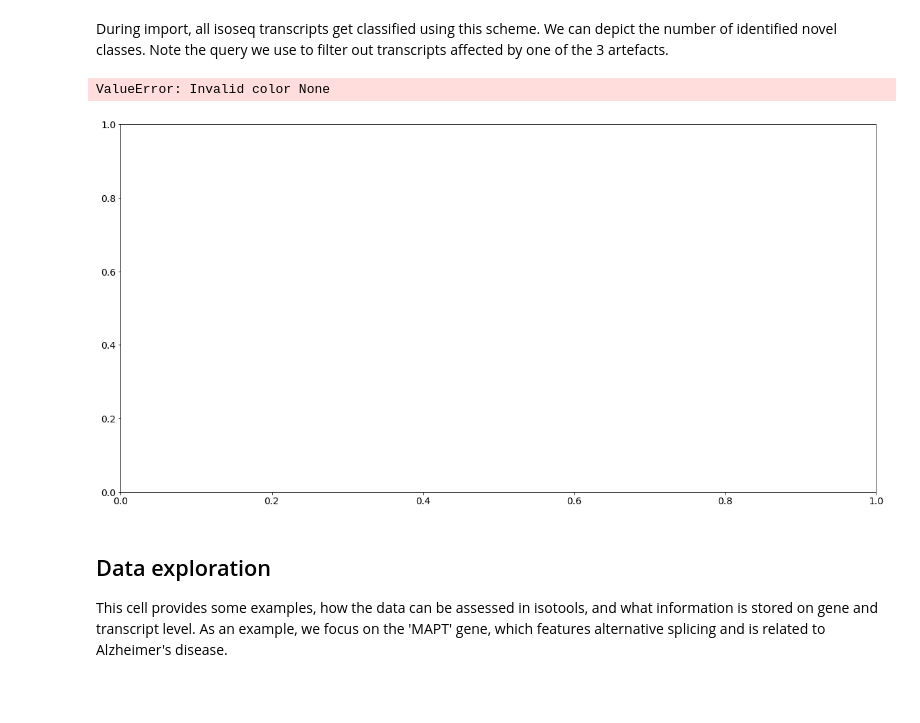
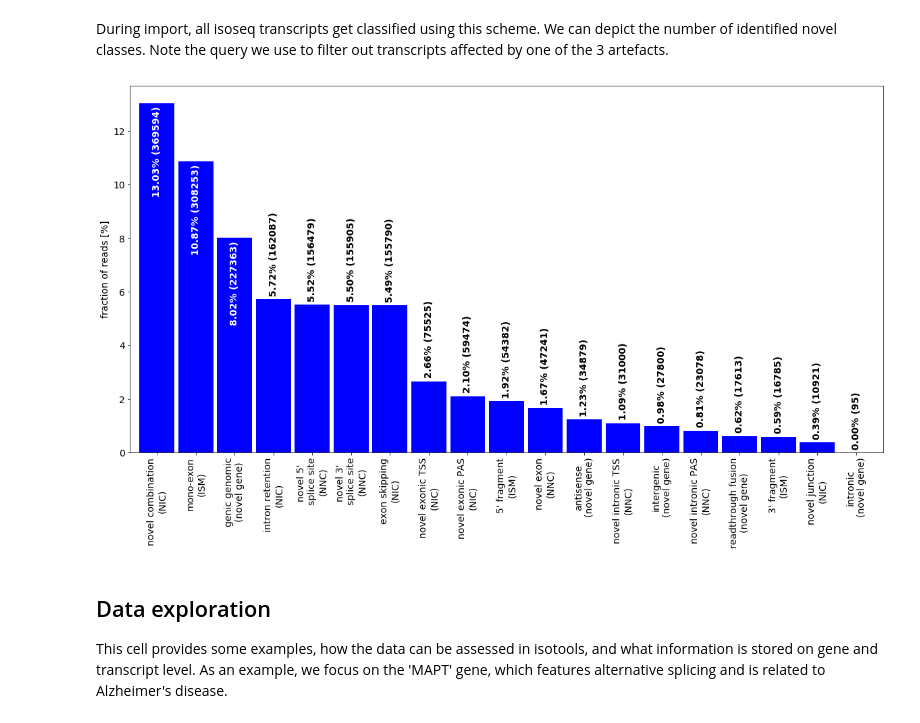
Before and after one commit to MatthiasLienhard/isotools, a Jupyter notebook: docs/notebooks/isotools_alzheimer.ipynb, the cells around one changed output. Saved outputs shown, nothing was run; the diff lists cells and outputs as text; code cells hidden in the pictures; blank space fills up the shorter version.

```diff
--- a/docs/notebooks/isotools_alzheimer.ipynb
+++ b/docs/notebooks/isotools_alzheimer.ipynb
@@ -276,11 +276,10 @@ for i in range(3):
 # %%
 from isotools.plots import plot_bar, plot_distr
 
 plt.rcParams["figure.figsize"] = (20,10)
-_=plot_bar(altsplice[0][0],bar_width=.9,ylabel='fraction of reads [%]', legend=False, rot=90,drop_categories=['FSM'])
+_=plot_bar(altsplice[0][0],bar_width=.9,ylabel='fraction of reads [%]',colors=['blue'], legend=False, rot=90,drop_categories=['FSM'])
 # %% [output]
-ValueError: Invalid color None
-[figure, old version]
+[figure, new version]
 # %% [markdown]
 ## Data exploration
 This cell provides some examples, how the data can be assessed in isotools, and what information is stored on gene and transcript level. As an example, we focus on the 'MAPT' gene, which features alternative splicing and is related to Alzheimer's disease.
```
Also changed, not shown: parts of 4 cells of this notebook.
